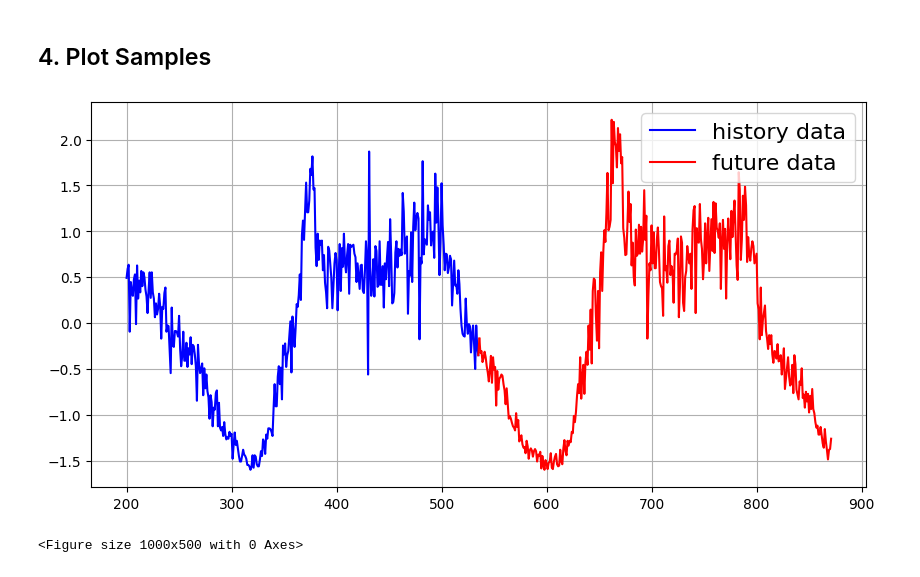
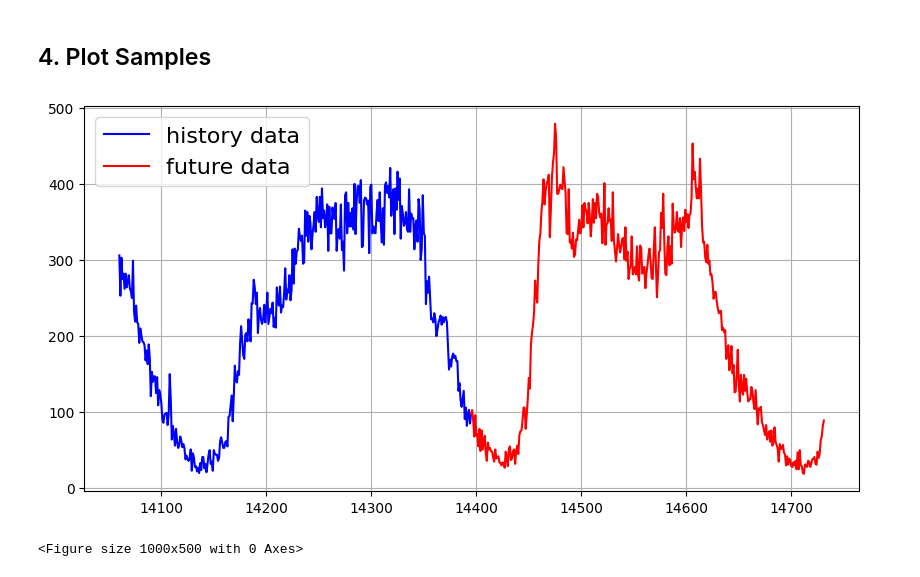
Before and after one commit to GestaltCogTeam/BasicTS, a Jupyter notebook: scripts/data_visualization/data_visualization.ipynb, the cells around one changed output. Saved outputs shown, nothing was run; the diff lists cells and outputs as text; code cells hidden in the pictures.

```diff
--- a/scripts/data_visualization/data_visualization.ipynb
+++ b/scripts/data_visualization/data_visualization.ipynb
@@ -181,8 +125,26 @@ def plot_sample(data: np.array, index: list, selected_node_id: int, selected_sam
     plt.legend(fontsize=font_size)
     plt.show()
     plt.clf()
-# %%
-plot_sample(data=data, index=index, selected_node_id=0, selected_sample_id=200, line_width=1.5, font_size=16, history_color="blue", future_color="red", figure_size=(10, 5))
-# %% [output]
-[figure, removed]
-<Figure size 1000x500 with 0 Axes>
+# %%
+# use regular settings
+input_len = desc['regular_settings']['INPUT_LEN']
+output_len = desc['regular_settings']['OUTPUT_LEN']
+
+# manually set input & output length
+input_len = 336
+output_len = 336
+
+random_index = random.randint(input_len, data.shape[0]-output_len)
+random_node = random.randint(0, data.shape[1])
+
+random_sample_history = data[random_index-input_len:random_index, random_node, 0]
+random_sample_future = data[random_index:random_index+output_len, random_node, 0]
+
+random_index_history = range(random_index-input_len, random_index)
+random_index_future = range(random_index, random_index+output_len)
+# %%
+# hisotory_data: np.array, future_data: np.array, line_width: float = 1.5, font_size: int = 16, history_color="blue", future_color="red", figure_size: tuple = (10, 5)
+plot_sample(history_data=random_sample_history, future_data=random_sample_future, history_index=random_index_history, future_index=random_index_future, line_width=1.5, font_size=16, history_color="blue", future_color="red", figure_size=(10, 5))
+# %% [output]
+[figure, added]
+<Figure size 1000x500 with 0 Axes>
```
Also changed, not shown: parts of 12 cells of this notebook, 3 other files.
